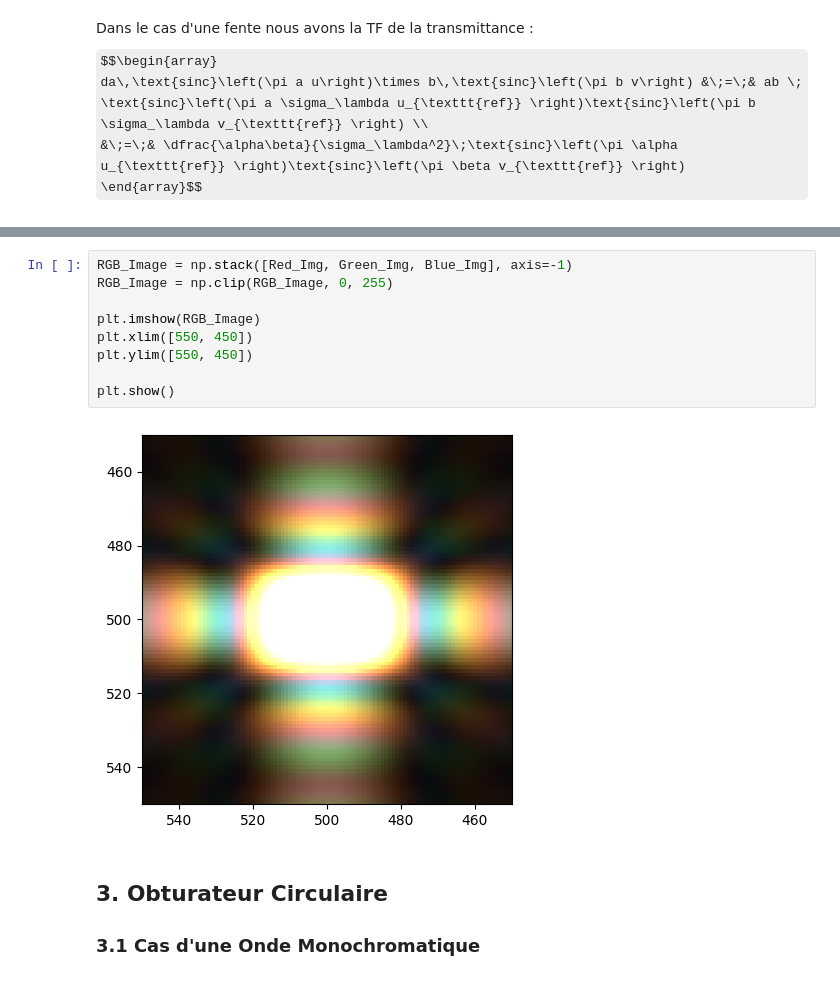
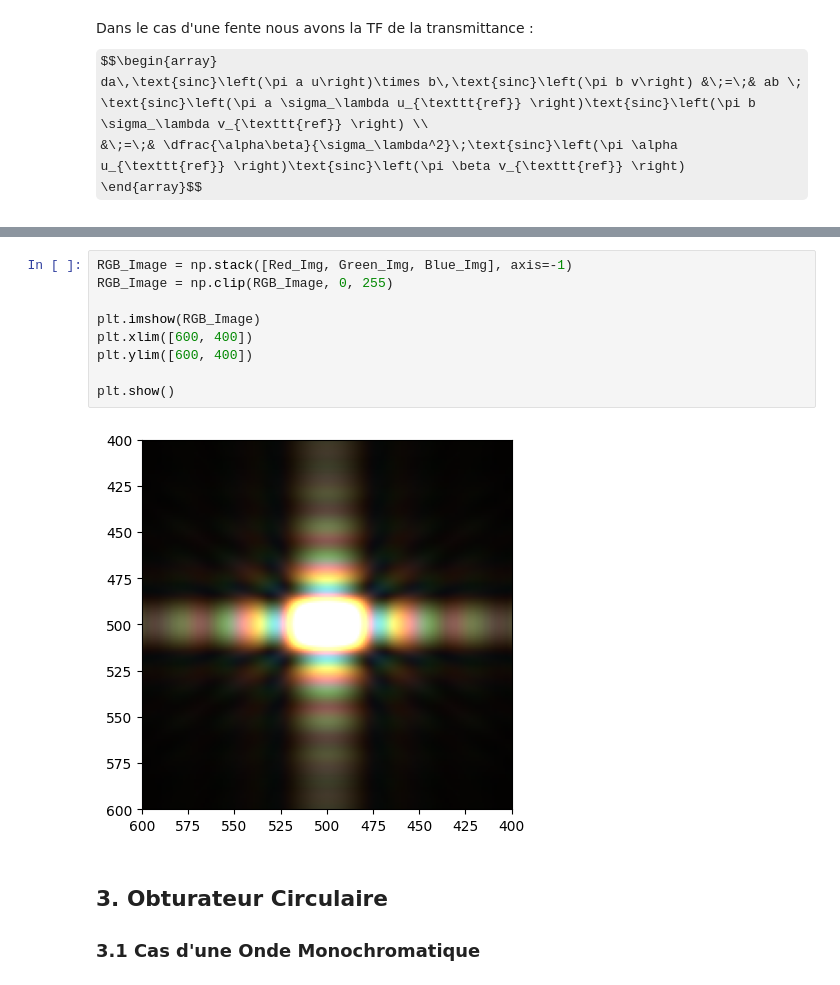
Before and after one commit to fouakh/PM102, a Jupyter notebook: TP3.ipynb, the cells around one changed output, grey strips where cells are left out. Drawn from its saved outputs; the diff is of its cells as text; some formulas as TeX source.

```diff
--- a/TP3.ipynb
+++ b/TP3.ipynb
@@ -126,14 +116,14 @@ Green_Img = Green_Img.astype(int)
 # %%
 RGB_Image = np.stack([Red_Img, Green_Img, Blue_Img], axis=-1)
 RGB_Image = np.clip(RGB_Image, 0, 255)
 
 plt.imshow(RGB_Image)
-plt.xlim([550, 450])
-plt.ylim([550, 450])
+plt.xlim([600, 400])
+plt.ylim([600, 400])
 
 plt.show()
 # %% [output]
-[figure, old version]
+[figure, new version]
 # %% [markdown]
 ## 3. Obturateur Circulaire
 
```
Also changed, not shown: parts of 4 cells of this notebook, 1 other file.
